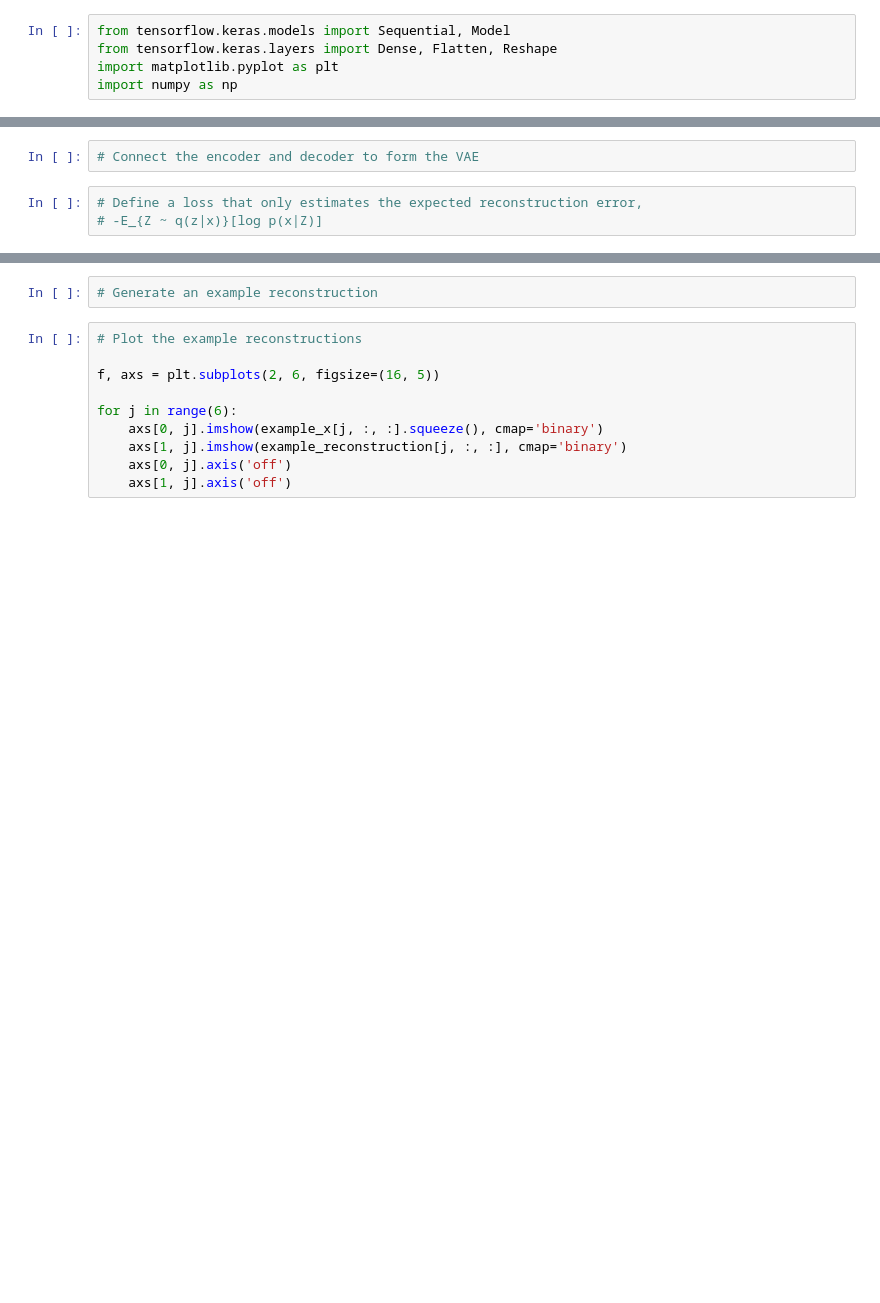
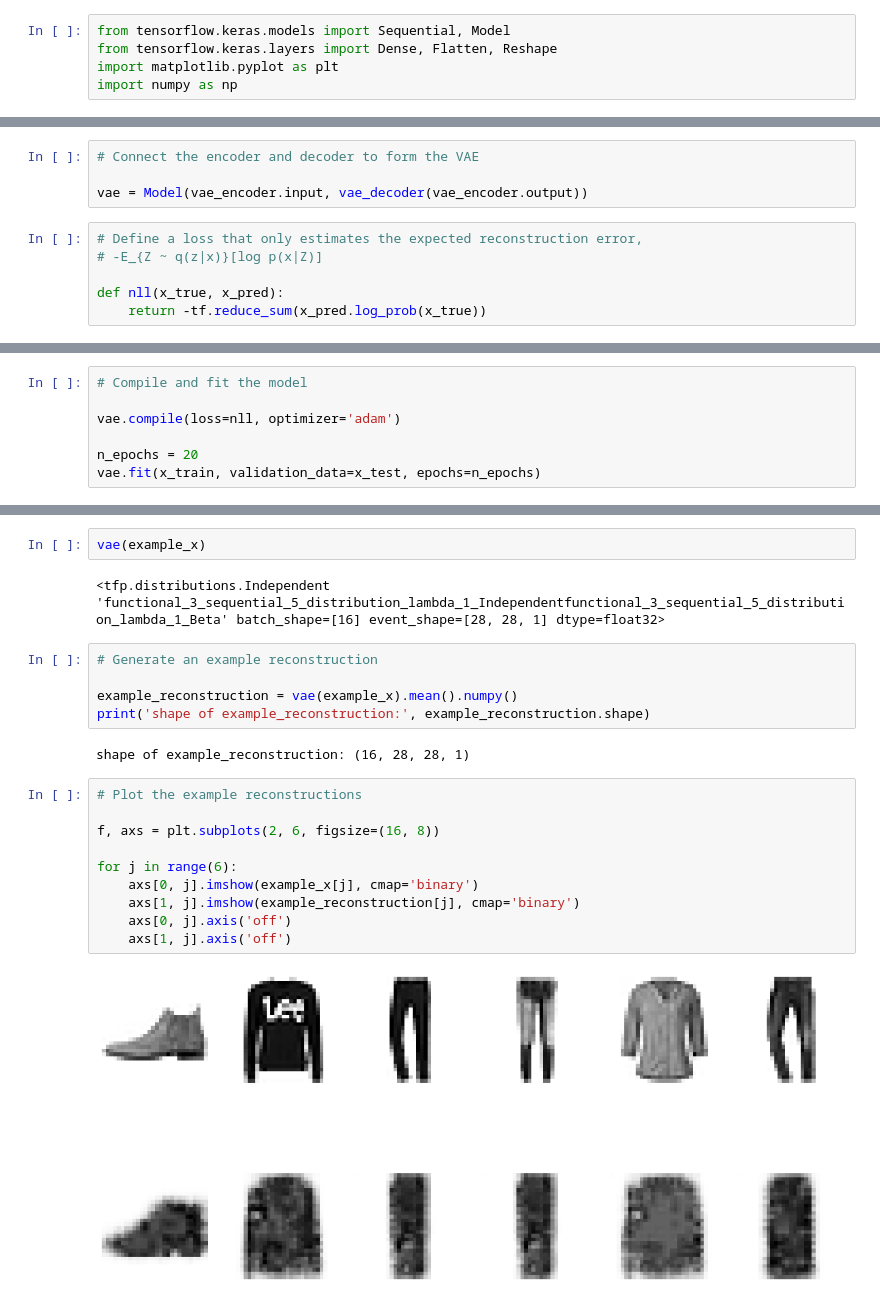
Before and after one commit to zhulingchen/coursera-tf2, a Jupyter notebook: Probabilistic Deep Learning with TensorFlow 2/C3W4-Lab-Read/C3-W4-Lab3-VAE-tutorial.ipynb, the cells around one changed output, grey strips where cells are left out. Saved outputs shown, nothing was run; the diff lists cells and outputs as text; blank space fills up the shorter version.

```diff
--- a/Probabilistic Deep Learning with TensorFlow 2/C3W4-Lab-Read/C3-W4-Lab3-VAE-tutorial.ipynb
+++ b/Probabilistic Deep Learning with TensorFlow 2/C3W4-Lab-Read/C3-W4-Lab3-VAE-tutorial.ipynb
@@ -381,5 +832,10 @@ decoder = Sequential([
 # %%
 # Connect the encoder and decoder to form the VAE
+
+vae = Model(vae_encoder.input, vae_decoder(vae_encoder.output))
 # %%
 # Define a loss that only estimates the expected reconstruction error,
 # -E_{Z ~ q(z|x)}[log p(x|Z)]
+
+def nll(x_true, x_pred):
+    return -tf.reduce_sum(x_pred.log_prob(x_true))
@@ -387,0 +842,7 @@ decoder = Sequential([
+# %%
+# Compile and fit the model
+
+vae.compile(loss=nll, optimizer='adam')
+
+n_epochs = 20
+vae.fit(x_train, validation_data=x_test, epochs=n_epochs)
@@ -388,12 +868,23 @@ decoder = Sequential([
+# %%
+vae(example_x)
+# %% [output]
+<tfp.distributions.Independent 'functional_3_sequential_5_distribution_lambda_1_Independentfunctional_3_sequential_5_distribution_lambda_1_Beta' batch_shape=[16] event_shape=[28, 28, 1] dtype=float32>
 # %%
 # Generate an example reconstruction
+
+example_reconstruction = vae(example_x).mean().numpy()
+print('shape of example_reconstruction:', example_reconstruction.shape)
+# %% [output]
+shape of example_reconstruction: (16, 28, 28, 1)
 # %%
 # Plot the example reconstructions
 
-f, axs = plt.subplots(2, 6, figsize=(16, 5))
+f, axs = plt.subplots(2, 6, figsize=(16, 8))
 
 for j in range(6):
-    axs[0, j].imshow(example_x[j, :, :].squeeze(), cmap='binary')
-    axs[1, j].imshow(example_reconstruction[j, :, :], cmap='binary')
+    axs[0, j].imshow(example_x[j], cmap='binary')
+    axs[1, j].imshow(example_reconstruction[j], cmap='binary')
     axs[0, j].axis('off')
     axs[1, j].axis('off')
+# %% [output]
+[figure, added]
```
Also changed, not shown: parts of 66 cells of this notebook.
